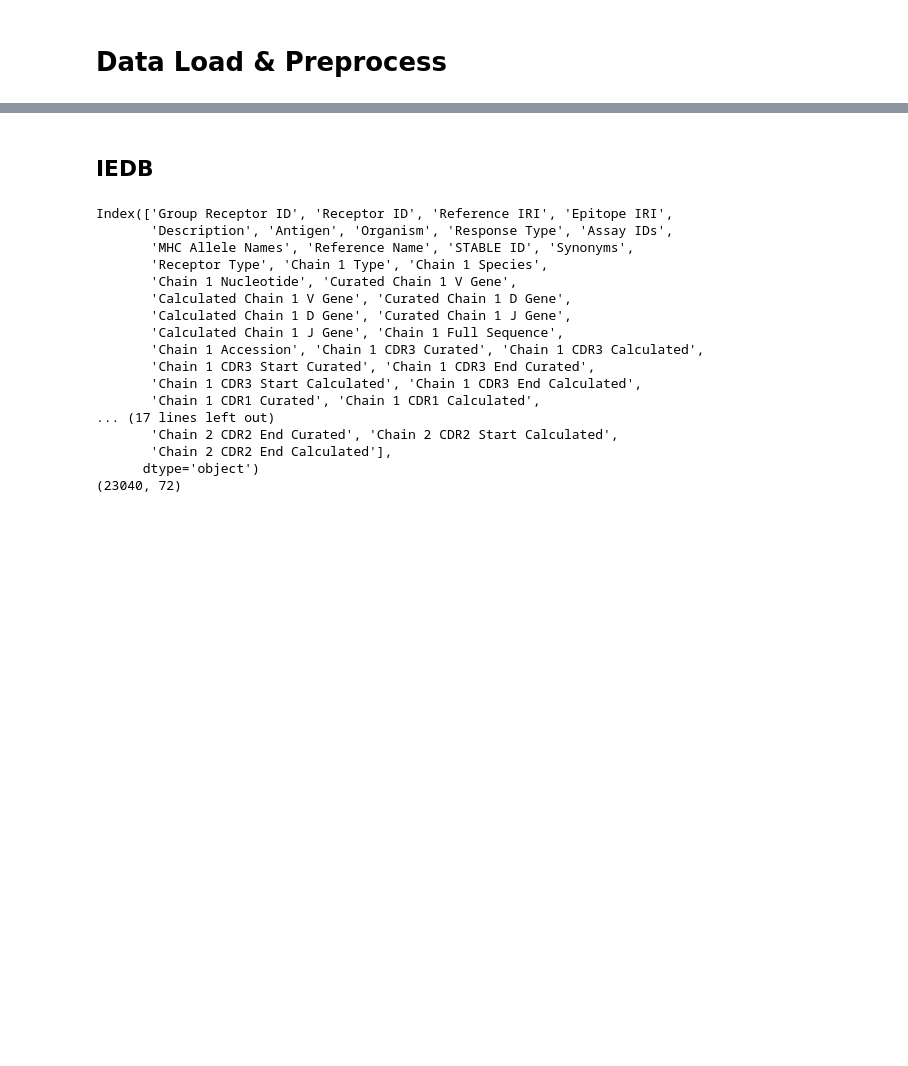
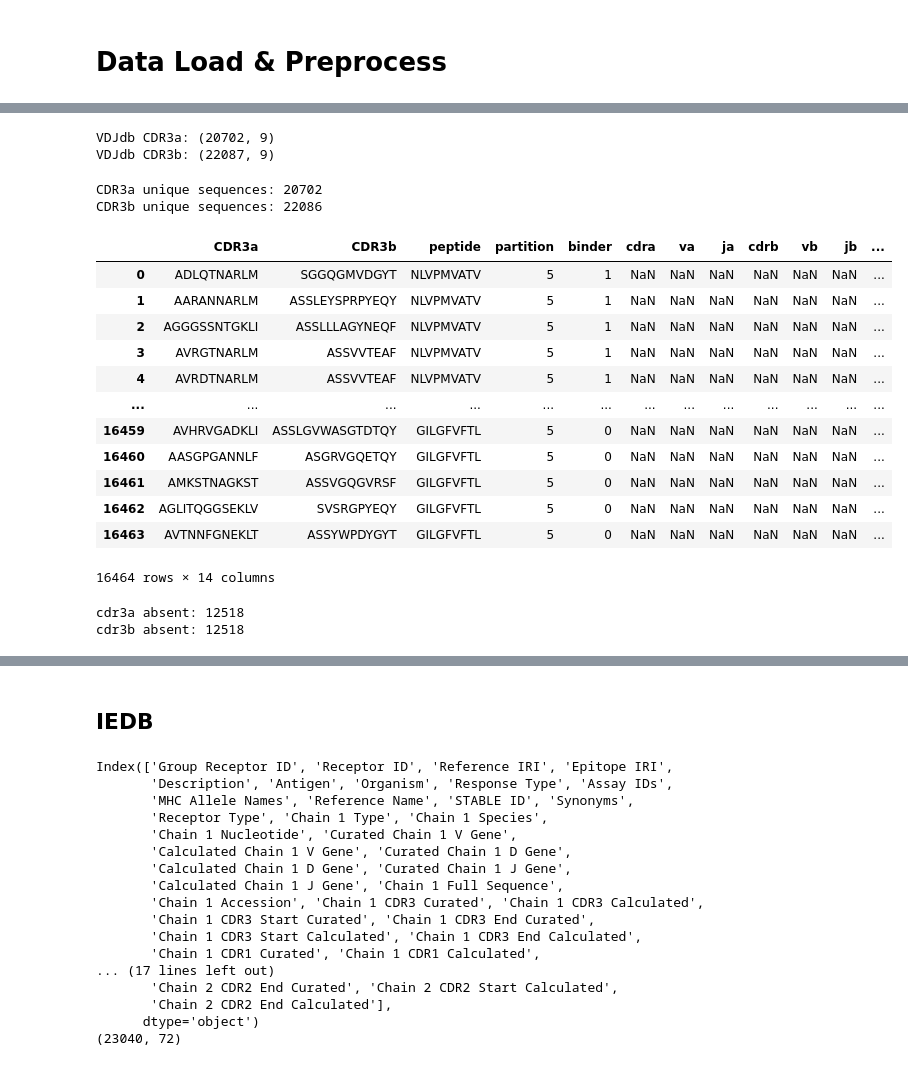
Before and after one commit to jgbrasier/tcrpmhc-binding, a Jupyter notebook: data_eda.ipynb, the cells around one changed output, grey strips where cells are left out. Saved outputs shown, nothing was run; the diff lists cells and outputs as text; code cells hidden in the pictures; blank space fills up the shorter version.

Commit message:
match tcr and vdj

```diff
--- a/data_eda.ipynb
+++ b/data_eda.ipynb
@@ -13,0 +69,75 @@ tcr_train = pd.read_csv('data/net_tcr/train_ab_95_alphabeta.csv')
+# %%
+# split into alpha and beta tables
+vdjdb_a = vdjdb[vdjdb['Gene'] == 'TRA']
+vdjdb_b = vdjdb[vdjdb['Gene'] == 'TRB']
+
+print('VDJdb CDR3a:', vdjdb_a.shape)
+print('VDJdb CDR3b:', vdjdb_b.shape)
+# %% [output]
+VDJdb CDR3a: (20702, 9)
+VDJdb CDR3b: (22087, 9)
+# %%
+## Convert VDJdb into CDR3 alpha and beta dictionaries
+
+vdjdb_a_idx = vdjdb_a.drop_duplicates(subset='CDR3 strip', keep='last')
+vdjdb_b_idx = vdjdb_b.drop_duplicates(subset='CDR3 strip', keep='last')
+
+vdjdb_a_idx = vdjdb_a_idx.set_index('CDR3 strip', drop=True)
+vdjdb_b_idx = vdjdb_b_idx.set_index('CDR3 strip', drop=True)
+
+vdjdb_a_dict = vdjdb_a_idx.to_dict('index')
+vdjdb_b_dict = vdjdb_b_idx.to_dict('index')
+
+print('CDR3a unique sequences:', len(vdjdb_a_dict.keys()))
+print('CDR3b unique sequences:', len(vdjdb_b_dict.keys()))
+# %% [output]
+CDR3a unique sequences: 20702
+CDR3b unique sequences: 22086
+# %%
+tcr_add_cols = ['CDR3a', 'CDR3b', 'peptide', 'partition', 'binder']
+vdj_add_cols = ['cdra', 'va', 'ja', 'cdrb', 'vb', 'jb', 'species', 'mhc', 'mhc_class']
+tcr_train_geom = tcr_train.reindex(columns=tcr_add_cols+vdj_add_cols)
+tcr_train_geom
+# %% [output]
+|  | CDR3a | CDR3b | peptide | partition | binder | cdra | va | ja | cdrb | vb | jb | ... |
+| 0 | ADLQTNARLM | SGGQGMVDGYT | NLVPMVATV | 5 | 1 | NaN | NaN | NaN | NaN | NaN | NaN | ... |
+| 1 | AARANNARLM | ASSLEYSPRPYEQY | NLVPMVATV | 5 | 1 | NaN | NaN | NaN | NaN | NaN | NaN | ... |
+| 2 | AGGGSSNTGKLI | ASSLLLAGYNEQF | NLVPMVATV | 5 | 1 | NaN | NaN | NaN | NaN | NaN | NaN | ... |
+| 3 | AVRGTNARLM | ASSVVTEAF | NLVPMVATV | 5 | 1 | NaN | NaN | NaN | NaN | NaN | NaN | ... |
+| 4 | AVRDTNARLM | ASSVVTEAF | NLVPMVATV | 5 | 1 | NaN | NaN | NaN | NaN | NaN | NaN | ... |
+| ... | ... | ... | ... | ... | ... | ... | ... | ... | ... | ... | ... | ... |
+| 16459 | AVHRVGADKLI | ASSLGVWASGTDTQY | GILGFVFTL | 5 | 0 | NaN | NaN | NaN | NaN | NaN | NaN | ... |
+| 16460 | AASGPGANNLF | ASGRVGQETQY | GILGFVFTL | 5 | 0 | NaN | NaN | NaN | NaN | NaN | NaN | ... |
+| 16461 | AMKSTNAGKST | ASSVGQGVRSF | GILGFVFTL | 5 | 0 | NaN | NaN | NaN | NaN | NaN | NaN | ... |
+| 16462 | AGLITQGGSEKLV | SVSRGPYEQY | GILGFVFTL | 5 | 0 | NaN | NaN | NaN | NaN | NaN | NaN | ... |
+| 16463 | AVTNNFGNEKLT | ASSYWPDYGYT | GILGFVFTL | 5 | 0 | NaN | NaN | NaN | NaN | NaN | NaN | ... |
+16464 rows × 14 columns
+# %%
+## Search for CDR3 chains in TCR training data
+
+vdjdb_absent = {'cdr3a': list(), 'cdr3b': list()}
+for idx in tcr_train_geom.index:
+    try:
+        vdj_data_a = vdjdb_a_dict[tcr_train_geom.iloc[idx]['CDR3a']]
+        vdj_data_b = vdjdb_b_dict[tcr_train_geom.iloc[idx]['CDR3b']]
+        assert vdj_data_a['Species'] == vdj_data_b['Species'] # check that species match
+        assert vdj_data_a['MHC A'] == vdj_data_b['MHC A'] # check that HLA structures match
+        assert vdj_data_a['MHC class'] == vdj_data_b['MHC class'] # check that MHC classes match
+        tcr_train_geom.loc[idx, 'cdra'] = vdj_data_a['CDR3']
+        tcr_train_geom.loc[idx, 'va'] = vdj_data_a['V']
+        tcr_train_geom.loc[idx, 'ja'] = vdj_data_a['J']
+        tcr_train_geom.loc[idx, 'cdrb'] = vdj_data_b['CDR3']
+        tcr_train_geom.loc[idx, 'vb'] = vdj_data_b['V']
+        tcr_train_geom.loc[idx, 'jb'] = vdj_data_b['J']
+        tcr_train_geom.loc[idx, 'species'] = vdj_data_a['Species']
+        tcr_train_geom.loc[idx, 'mhc'] = vdj_data_a['MHC A']
+        tcr_train_geom.loc[idx, 'mhc_class'] = vdj_data_a['MHC class']
+    except:
+        vdjdb_absent['cdr3a'].append(tcr_train_geom.iloc[idx]['CDR3a'])
+        vdjdb_absent['cdr3b'].append(tcr_train_geom.iloc[idx]['CDR3b'])
+
+print('cdr3a absent:', len(vdjdb_absent['cdr3a']))
+print('cdr3b absent:', len(vdjdb_absent['cdr3b']))
+# %% [output]
+cdr3a absent: 12518
+cdr3b absent: 12518
```
Also changed, not shown: parts of 19 cells of this notebook, 1 other file.
